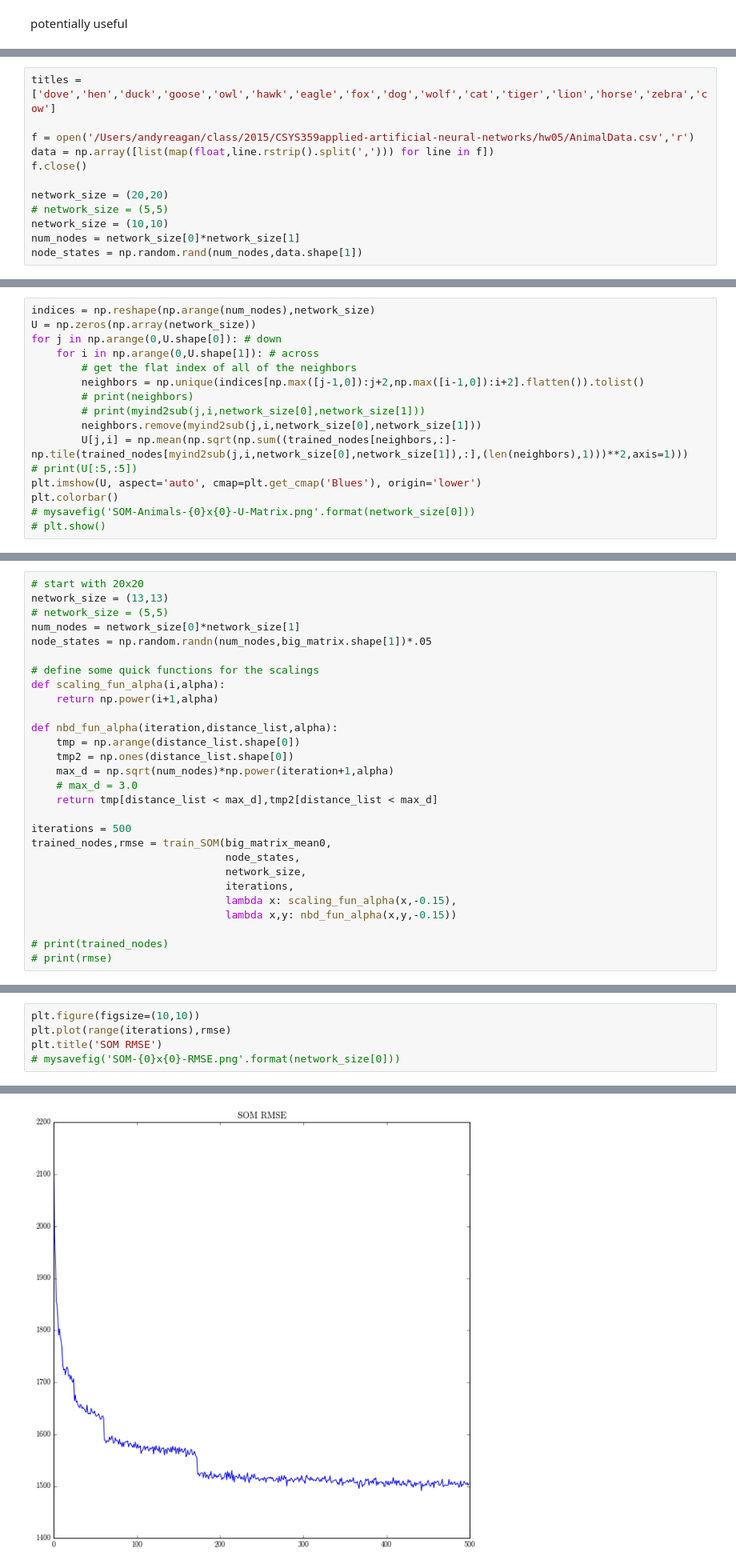
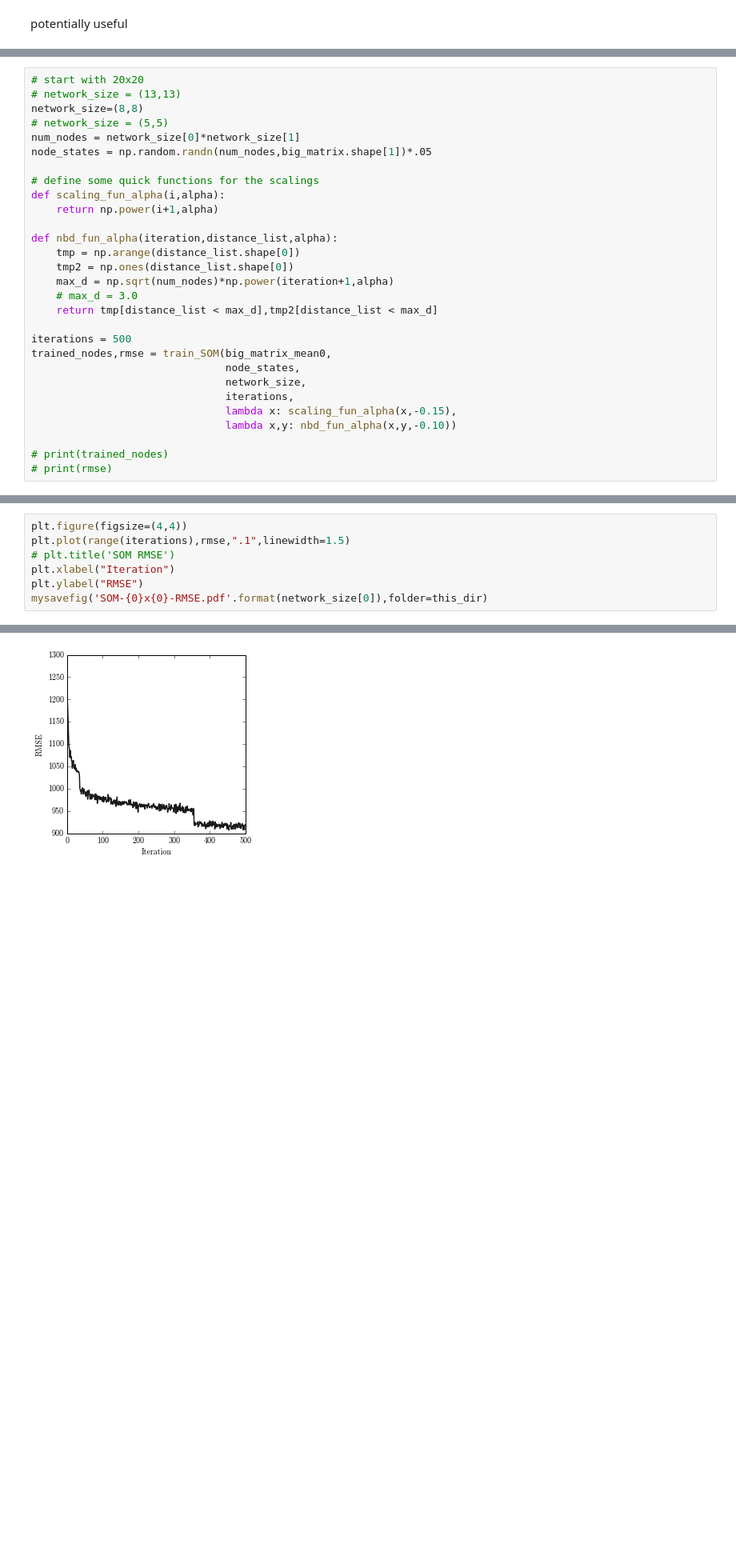
Before and after one commit to andyreagan/core-stories, a Jupyter notebook: SOM-002.ipynb, the cells around one changed output, grey strips where cells are left out. Shown at 80% size. Saved outputs shown, nothing was run; the diff lists cells and outputs as text; blank space fills up the shorter version.

```diff
--- a/SOM-002.ipynb
+++ b/SOM-002.ipynb
@@ -222,15 +218,3 @@ test this on the animal data
-# %%
-titles = ['dove','hen','duck','goose','owl','hawk','eagle','fox','dog','wolf','cat','tiger','lion','horse','zebra','cow']
-
-f = open('/Users/andyreagan/class/2015/CSYS359applied-artificial-neural-networks/hw05/AnimalData.csv','r')
-data = np.array([list(map(float,line.rstrip().split(','))) for line in f])
-f.close()
-
-network_size = (20,20)
-# network_size = (5,5)
-network_size = (10,10)
-num_nodes = network_size[0]*network_size[1]
-node_states = np.random.rand(num_nodes,data.shape[1])
 # %%
 # define some quick functions for the scalings
 def scaling_fun_alpha(i,alpha):
@@ -321,16 +228,0 @@ plt.title('{0} component plane'.format(features[feature]))
-# %%
-indices = np.reshape(np.arange(num_nodes),network_size)
-U = np.zeros(np.array(network_size))
-for j in np.arange(0,U.shape[0]): # down
-    for i in np.arange(0,U.shape[1]): # across
-        # get the flat index of all of the neighbors
-        neighbors = np.unique(indices[np.max([j-1,0]):j+2,np.max([i-1,0]):i+2].flatten()).tolist()
-        # print(neighbors)
-        # print(myind2sub(j,i,network_size[0],network_size[1]))
-        neighbors.remove(myind2sub(j,i,network_size[0],network_size[1]))
-        U[j,i] = np.mean(np.sqrt(np.sum((trained_nodes[neighbors,:]-np.tile(trained_nodes[myind2sub(j,i,network_size[0],network_size[1]),:],(len(neighbors),1)))**2,axis=1)))
-# print(U[:5,:5])
-plt.imshow(U, aspect='auto', cmap=plt.get_cmap('Blues'), origin='lower')
-plt.colorbar()
-# mysavefig('SOM-Animals-{0}x{0}-U-Matrix.png'.format(network_size[0]))
-# plt.show()
@@ -383,7 +269,8 @@ now do this for the book data
 ================
 # %%
 # start with 20x20
-network_size = (13,13)
+# network_size = (13,13)
+network_size=(8,8)
 # network_size = (5,5)
 num_nodes = network_size[0]*network_size[1]
 node_states = np.random.randn(num_nodes,big_matrix.shape[1])*.05
@@ -405,7 +292,7 @@ trained_nodes,rmse = train_SOM(big_matrix_mean0,
                                network_size,
                                iterations,
                                lambda x: scaling_fun_alpha(x,-0.15),
-                               lambda x,y: nbd_fun_alpha(x,y,-0.15))
+                               lambda x,y: nbd_fun_alpha(x,y,-0.10))
 
 # print(trained_nodes)
 # print(rmse)
@@ -430,6 +308,8 @@ scaling coeff is 0.39369010497450113
 # %%
-plt.figure(figsize=(10,10))
-plt.plot(range(iterations),rmse)
-plt.title('SOM RMSE')
-# mysavefig('SOM-{0}x{0}-RMSE.png'.format(network_size[0]))
+plt.figure(figsize=(4,4))
+plt.plot(range(iterations),rmse,".1",linewidth=1.5)
+# plt.title('SOM RMSE')
+plt.xlabel("Iteration")
+plt.ylabel("RMSE")
+mysavefig('SOM-{0}x{0}-RMSE.pdf'.format(network_size[0]),folder=this_dir)
 # %% [output]
@@ -437,4 +316,4 @@ plt.title('SOM RMSE')
-[figure, old version]
+[figure, new version]
 # %%
 data = big_matrix
 winning_node_list = np.zeros(data.shape[0])
```
Also changed, not shown: parts of 34 cells of this notebook, 8 other files.
